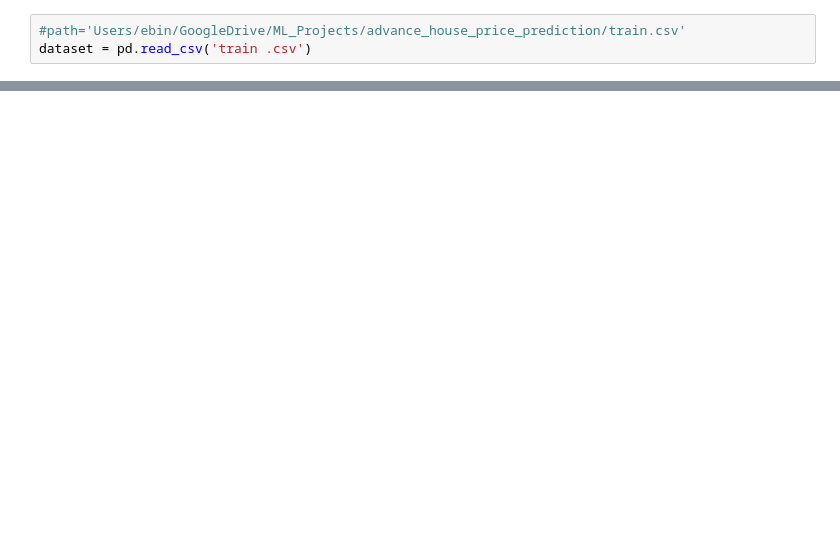
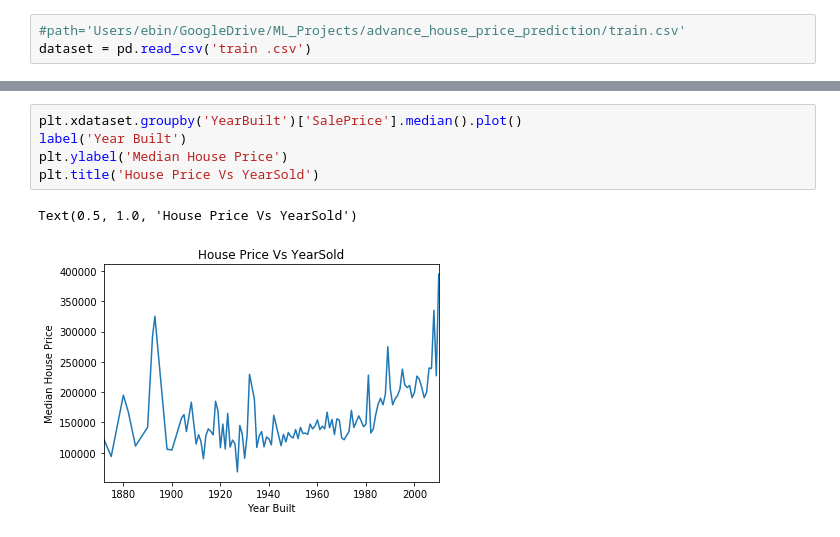
Before and after one commit to ebin0402/Advanced_House_Price_Predictions, a Jupyter notebook: advance_house_price_prediction/eda.ipynb, the cells around one changed output, grey strips where cells are left out. Drawn from its saved outputs; the diff is of its cells as text; blank space fills up the shorter version.

```diff
--- a/advance_house_price_prediction/eda.ipynb
+++ b/advance_house_price_prediction/eda.ipynb
@@ -32,0 +136,8 @@ dataset.shape
+# %%
+plt.xdataset.groupby('YearBuilt')['SalePrice'].median().plot()
+label('Year Built')
+plt.ylabel('Median House Price')
+plt.title('House Price Vs YearSold')
+# %% [output]
+Text(0.5, 1.0, 'House Price Vs YearSold')
+[figure, added]
```
Also changed, not shown: parts of 28 cells of this notebook.
